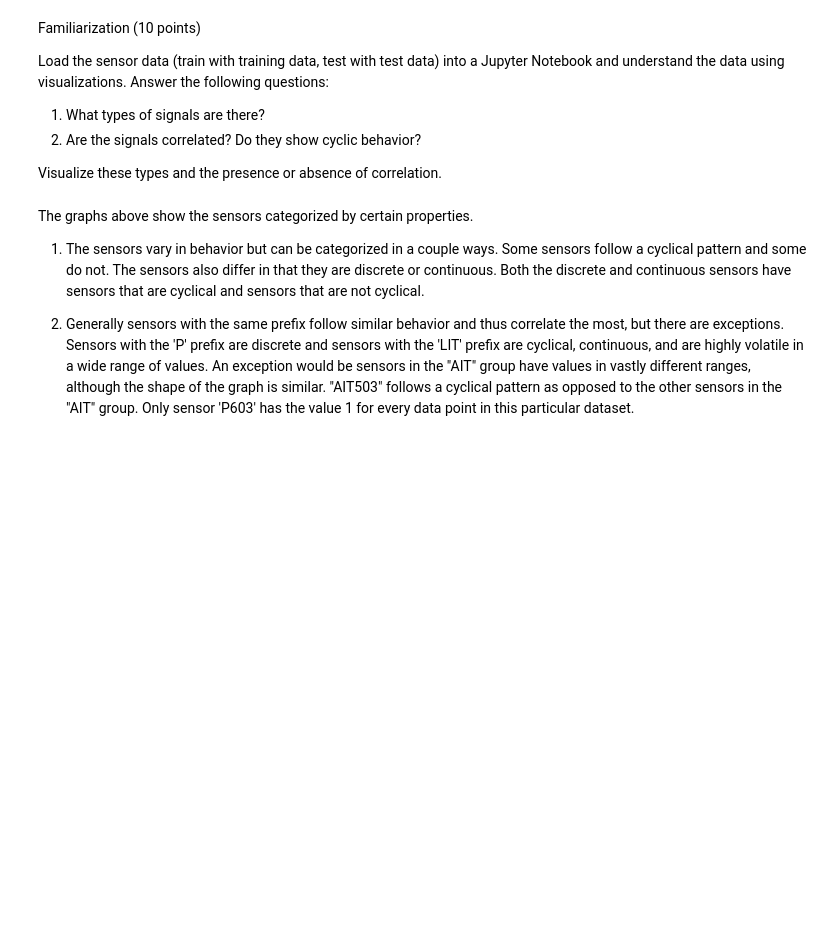
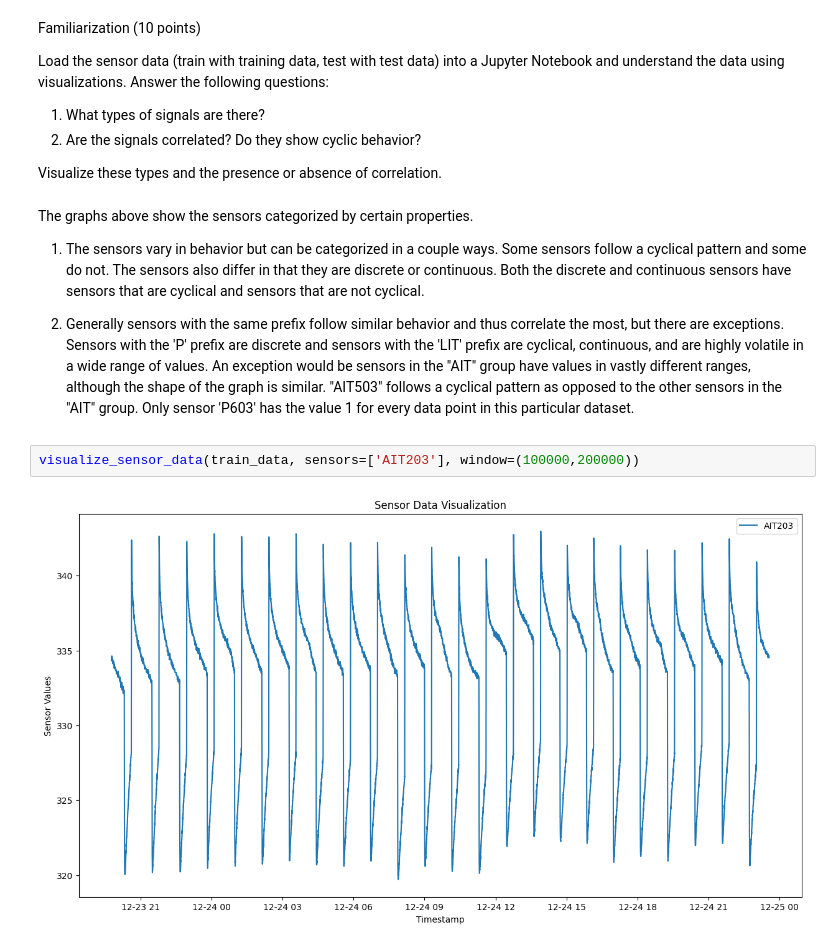
Before and after one commit to aqzandt/bigdata_fp, a Jupyter notebook: data_mining_1/lab.ipynb, the cells around one changed output. Cells and saved outputs as stored; diff of their text form; blank space fills up the shorter version.

```diff
--- a/data_mining_1/lab.ipynb
+++ b/data_mining_1/lab.ipynb
@@ -68,3 +119,7 @@ The graphs above show the sensors categorized by certain properties.
 1. The sensors vary in behavior but can be categorized in a couple ways. Some sensors follow a cyclical pattern and some do not. The sensors also differ in that they are discrete or continuous. Both the discrete and continuous sensors have sensors that are cyclical and sensors that are not cyclical.
 
 2. Generally sensors with the same prefix follow similar behavior and thus correlate the most, but there are exceptions. Sensors with the 'P' prefix are discrete and sensors with the 'LIT' prefix are cyclical, continuous, and are highly volatile in a wide range of values. An exception would be sensors in the "AIT" group have values in vastly different ranges, although the shape of the graph is similar. "AIT503" follows a cyclical pattern as opposed to the other sensors in the "AIT" group. Only sensor 'P603' has the value 1 for every data point in this particular dataset.
+# %%
+visualize_sensor_data(train_data, sensors=['AIT203'], window=(100000,200000))
+# %% [output]
+[figure, added]
```
Also changed, not shown: parts of 8 cells of this notebook.
